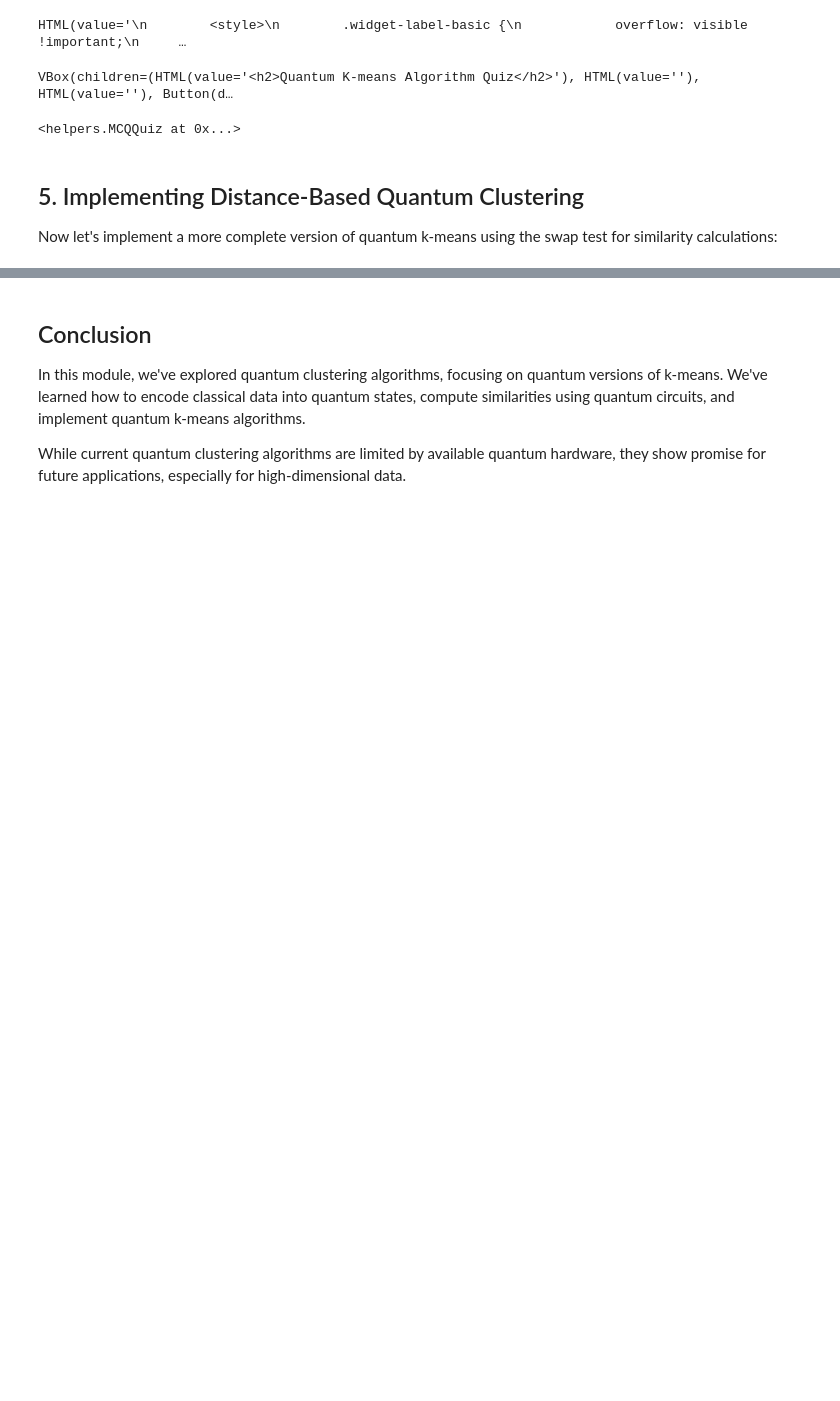
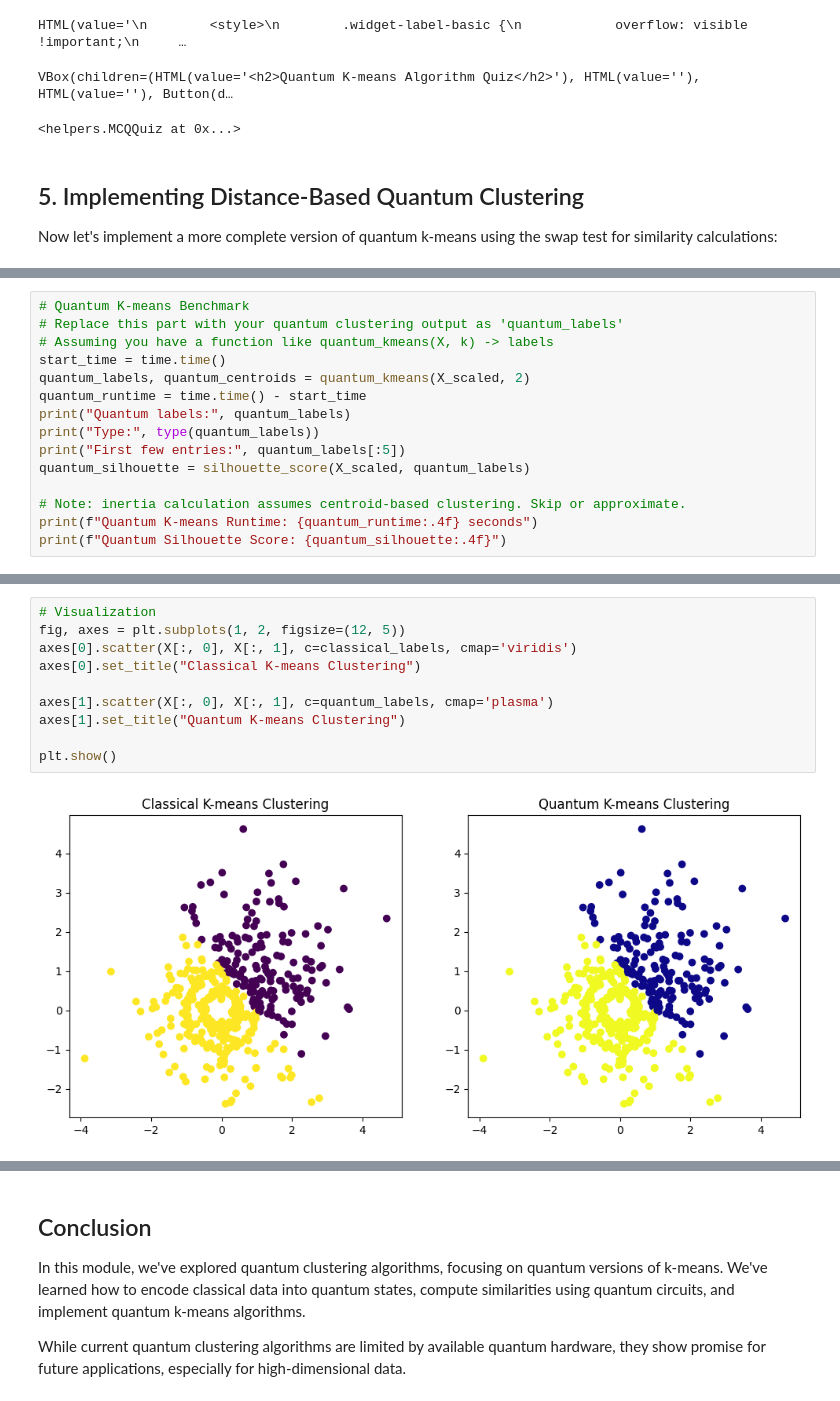
Before and after one commit to YoushaExT/quantum-clustering, a Jupyter notebook: quantum_clustering.ipynb, the cells around one changed output, grey strips where cells are left out. Cells and saved outputs as stored; diff of their text form; blank space fills up the shorter version.

```diff
--- a/quantum_clustering.ipynb
+++ b/quantum_clustering.ipynb
@@ -544,0 +625,15 @@ Converged!
+# %%
+# Quantum K-means Benchmark
+# Replace this part with your quantum clustering output as 'quantum_labels'
+# Assuming you have a function like quantum_kmeans(X, k) -> labels
+start_time = time.time()
+quantum_labels, quantum_centroids = quantum_kmeans(X_scaled, 2)
+quantum_runtime = time.time() - start_time
+print("Quantum labels:", quantum_labels)
+print("Type:", type(quantum_labels))
+print("First few entries:", quantum_labels[:5])
+quantum_silhouette = silhouette_score(X_scaled, quantum_labels)
+
+# Note: inertia calculation assumes centroid-based clustering. Skip or approximate.
+print(f"Quantum K-means Runtime: {quantum_runtime:.4f} seconds")
+print(f"Quantum Silhouette Score: {quantum_silhouette:.4f}")
@@ -545 +658,13 @@ Converged!
+# %%
+# Visualization
+fig, axes = plt.subplots(1, 2, figsize=(12, 5))
+axes[0].scatter(X[:, 0], X[:, 1], c=classical_labels, cmap='viridis')
+axes[0].set_title("Classical K-means Clustering")
+
+axes[1].scatter(X[:, 0], X[:, 1], c=quantum_labels, cmap='plasma')
+axes[1].set_title("Quantum K-means Clustering")
+
+plt.show()
+# %% [output]
+[figure, added]
 # %% [markdown]
```
Also changed, not shown: parts of 37 cells of this notebook, 1 other file.
